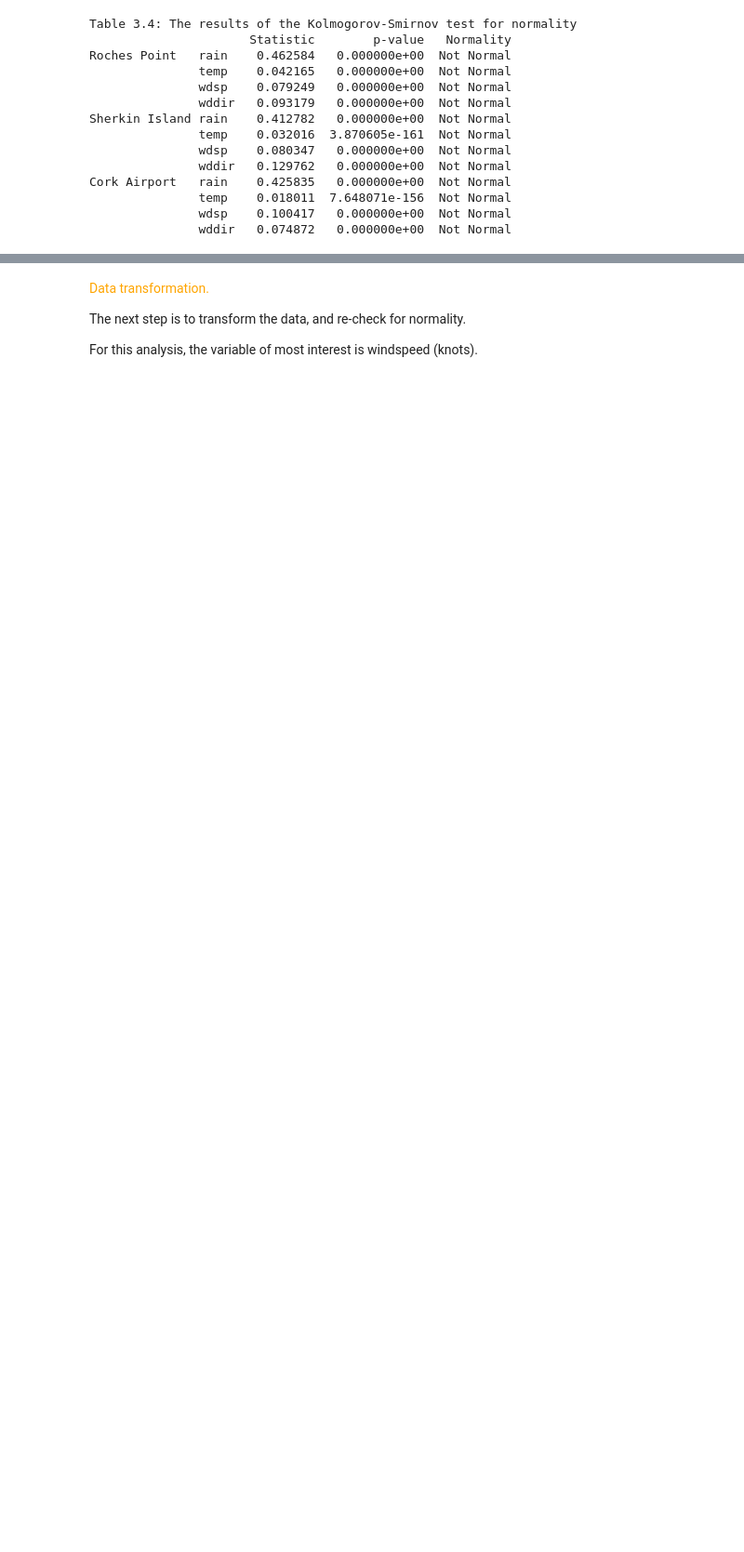
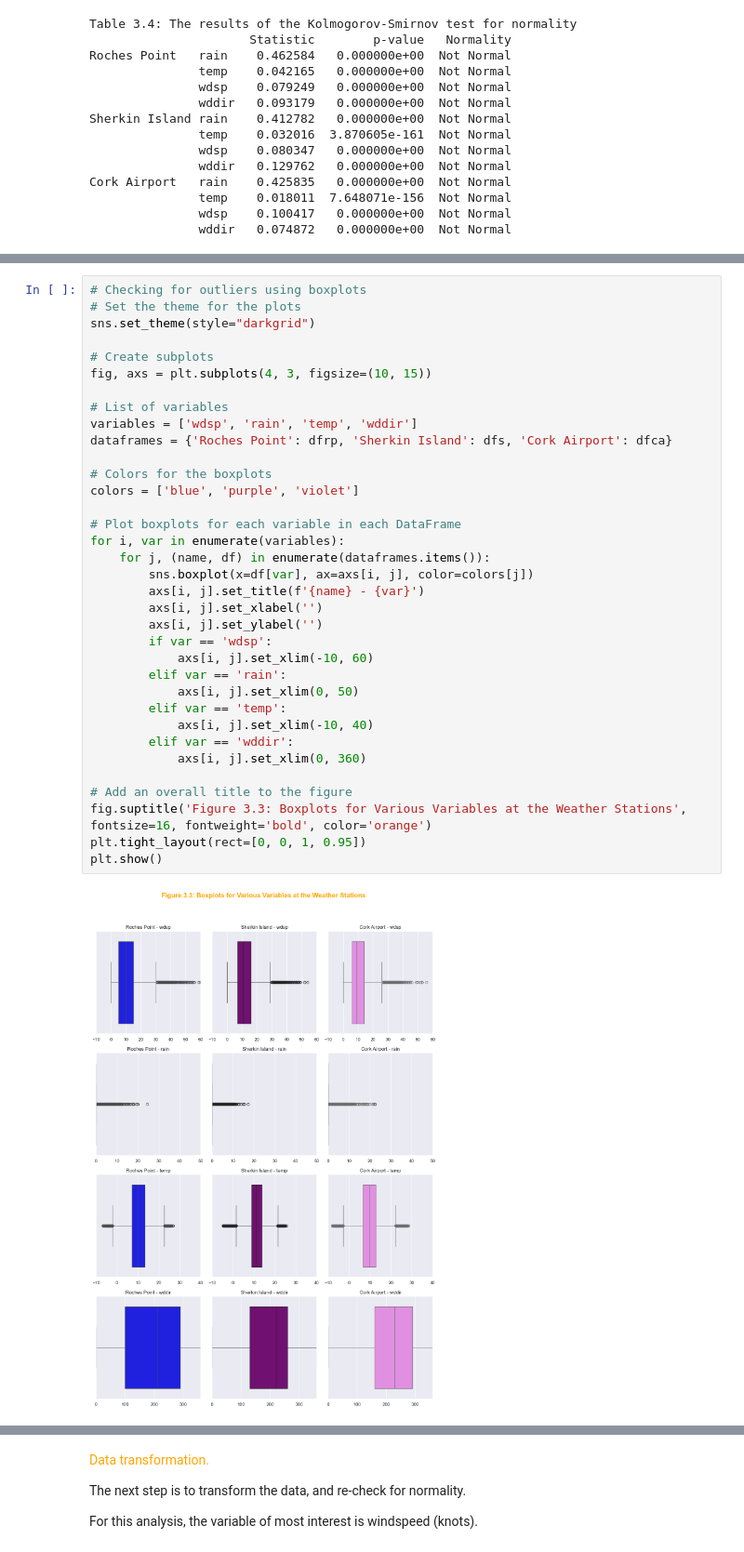
Before and after one commit to Laura6826/PFDA-project, a Jupyter notebook: wind_project.ipynb, the cells around one changed output, grey strips where cells are left out. Shown at 93% size. Saved outputs shown, nothing was run; the diff lists cells and outputs as text; blank space fills up the shorter version.

```diff
--- a/wind_project.ipynb
+++ b/wind_project.ipynb
@@ -362,4 +363,41 @@ If outliers are present and can be removed, this may help with achieving a norma
 1. **Interquartile Range (IQR) method**.
 1. **Visual Inspection, using boxplots**.
+# %%
+# Checking for outliers using boxplots
+# Set the theme for the plots
+sns.set_theme(style="darkgrid")
+
+# Create subplots
+fig, axs = plt.subplots(4, 3, figsize=(10, 15))
+
+# List of variables
+variables = ['wdsp', 'rain', 'temp', 'wddir']
+dataframes = {'Roches Point': dfrp, 'Sherkin Island': dfs, 'Cork Airport': dfca}
+
+# Colors for the boxplots
+colors = ['blue', 'purple', 'violet']
+
+# Plot boxplots for each variable in each DataFrame
+for i, var in enumerate(variables):
+    for j, (name, df) in enumerate(dataframes.items()):
+        sns.boxplot(x=df[var], ax=axs[i, j], color=colors[j])
+        axs[i, j].set_title(f'{name} - {var}')
+        axs[i, j].set_xlabel('')
+        axs[i, j].set_ylabel('')
+        if var == 'wdsp':
+            axs[i, j].set_xlim(-10, 60)
+        elif var == 'rain':
+            axs[i, j].set_xlim(0, 50)
+        elif var == 'temp':
+            axs[i, j].set_xlim(-10, 40)
+        elif var == 'wddir':
+            axs[i, j].set_xlim(0, 360)
+
+# Add an overall title to the figure
+fig.suptitle('Figure 3.3: Boxplots for Various Variables at the Weather Stations', fontsize=16, fontweight='bold', color='orange')
+plt.tight_layout(rect=[0, 0, 1, 0.95])
+plt.show()
+# %% [output]
+[figure, added]
 # %%
 # Removing the outliers highlighted using the Z-score method, re check for normality.
```
Also changed, not shown: parts of 22 cells of this notebook, 6 other files.
